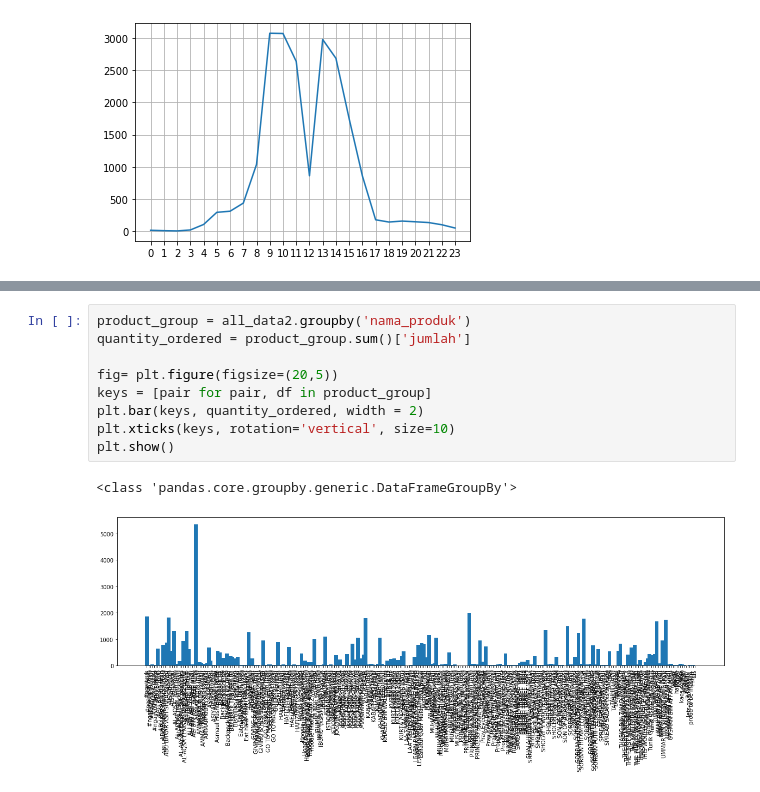
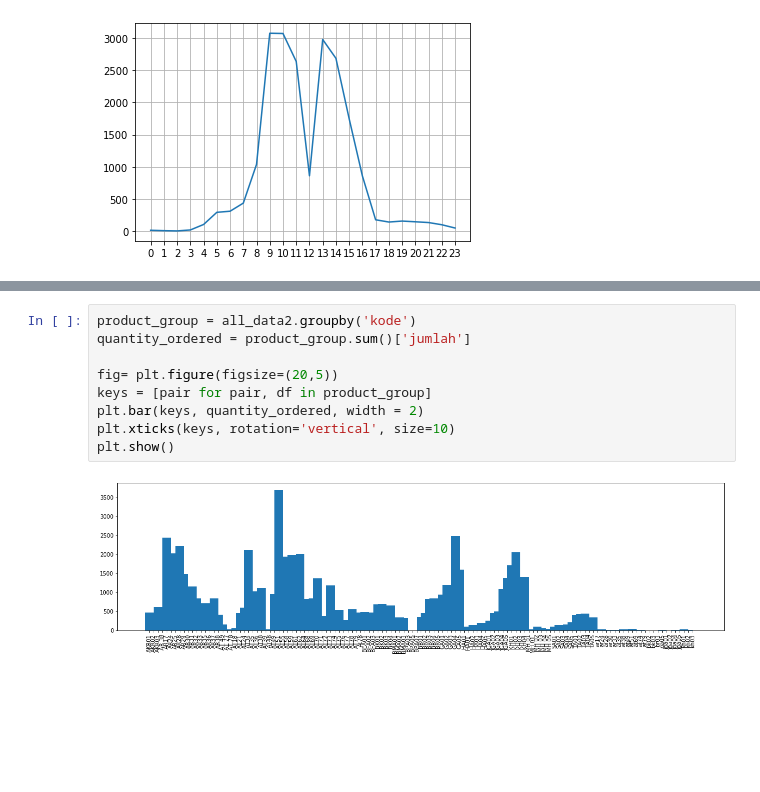
Before and after one commit to rifqisulistya/sales-analysis, a Jupyter notebook: Ammar.ipynb, the cells around one changed output, grey strips where cells are left out. Saved outputs shown, nothing was run; the diff lists cells and outputs as text; blank space fills up the shorter version.

```diff
--- a/Ammar.ipynb
+++ b/Ammar.ipynb
@@ -246,12 +299,11 @@ for key,value in count.most_common(10):
 # %%
-product_group = all_data2.groupby('nama_produk')
+product_group = all_data2.groupby('kode')
 quantity_ordered = product_group.sum()['jumlah']
 
 fig= plt.figure(figsize=(20,5))
 keys = [pair for pair, df in product_group]
 plt.bar(keys, quantity_ordered, width = 2)
 plt.xticks(keys, rotation='vertical', size=10)
 plt.show()
 # %% [output]
-<class 'pandas.core.groupby.generic.DataFrameGroupBy'>
-[figure, old version]
+[figure, new version]
```
Also changed, not shown: parts of 13 cells of this notebook, 30 other files.
